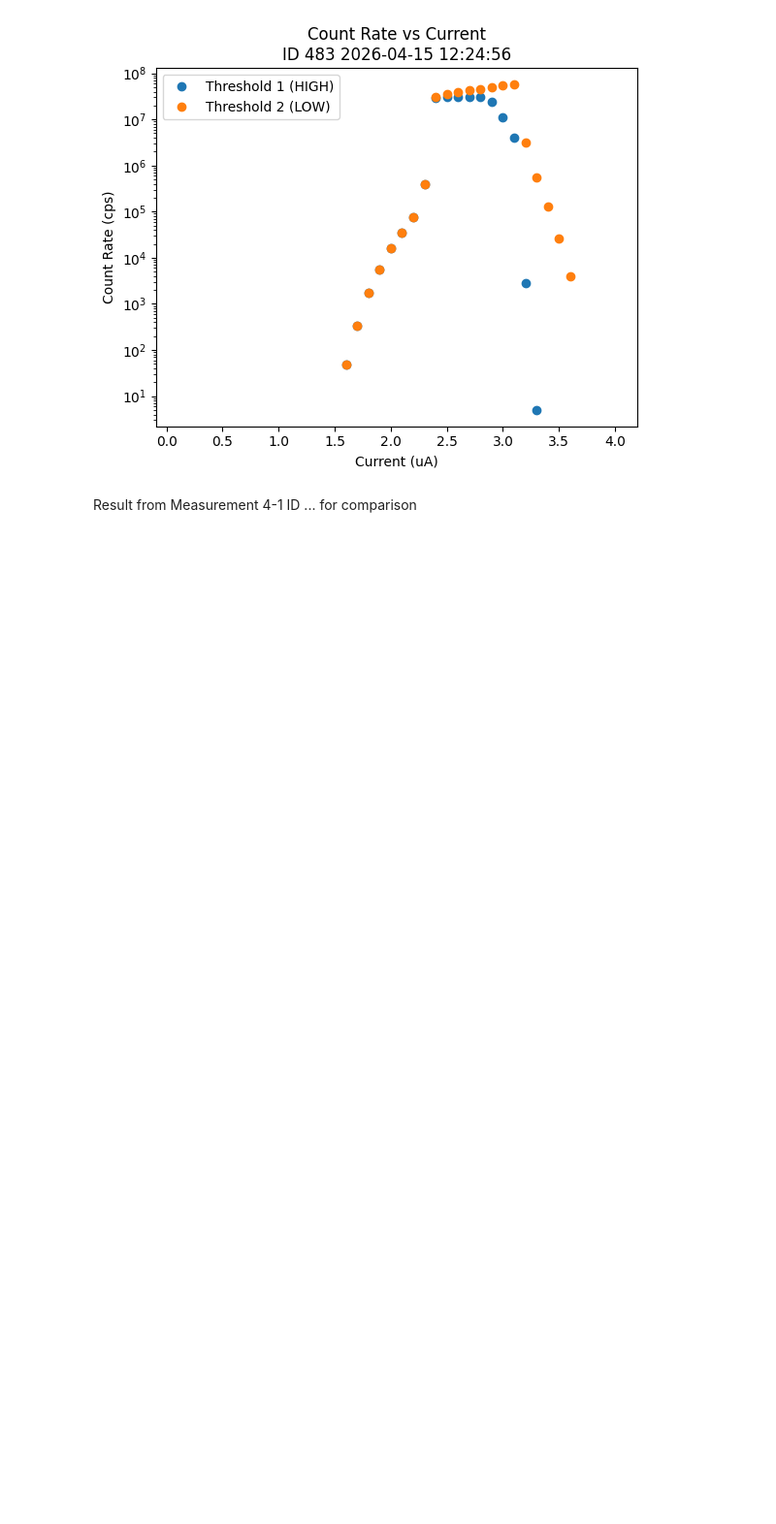
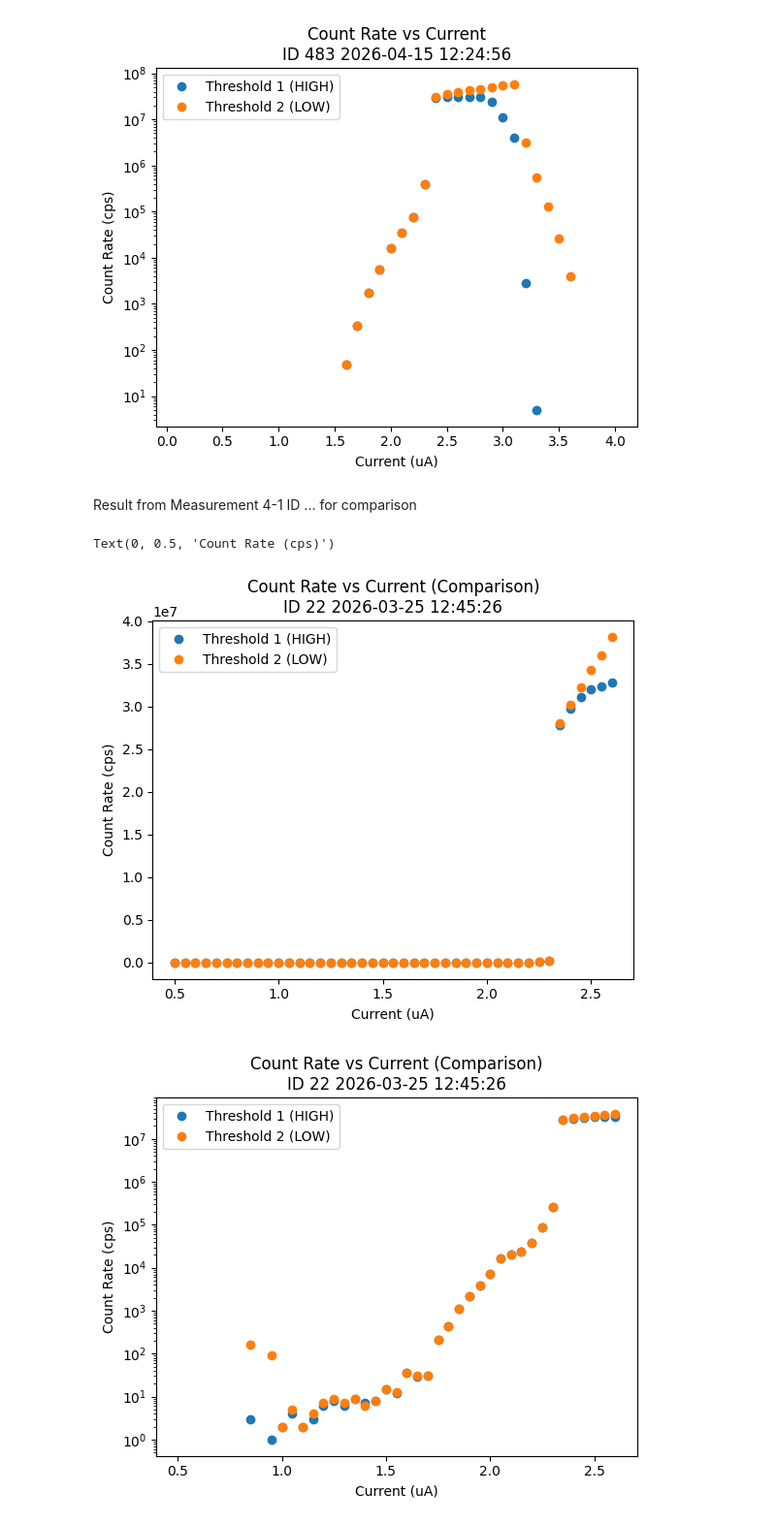
Before and after one commit to QNLSydney/snspd, a Jupyter notebook: SNSPD2/SNSPD4_5_Counts_vs_Current_Analysis.ipynb, the cells around one changed output. Shown at 97% size. Saved outputs shown, nothing was run; the diff lists cells and outputs as text; code cells hidden in the pictures; blank space fills up the shorter version.

Commit message:
Dark counts in measurement 4-5 and trace capture sweeps vs current

```diff
--- a/SNSPD2/SNSPD4_5_Counts_vs_Current_Analysis.ipynb
+++ b/SNSPD2/SNSPD4_5_Counts_vs_Current_Analysis.ipynb
@@ -99,3 +99,30 @@ Text(0, 0.5, 'Count Rate (cps)')
 [figure]
 # %% [markdown]
 Result from Measurement 4-1 ID ... for comparison
+# %%
+ID = 22
+data = load_by_id(ID).get_parameter_data()
+current = data['yoko_current']['yoko_current'][~np.isnan(data['yoko_current']['yoko_current'])]*1e6 # convert to uA
+CR1 = data['CR1']['CR1'][~np.isnan(data['CR1']['CR1'])]
+CR2 = data['CR2']['CR2'][~np.isnan(data['CR2']['CR2'])]
+title = 'Count Rate vs Current (Comparison)'
+ts = make_title(title, ID, extra=None)
+
+plt.plot(current, CR1, 'o', label='Threshold 1 (HIGH)')
+plt.plot(current, CR2, 'o', label='Threshold 2 (LOW)')
+plt.title(ts)
+plt.legend()
+plt.xlabel(f'Current (uA)')
+plt.ylabel('Count Rate (cps)')
+
+plt.figure()
+plt.semilogy(current, CR1, 'o', label='Threshold 1 (HIGH)')
+plt.semilogy(current, CR2, 'o', label='Threshold 2 (LOW)')
+plt.title(ts)
+plt.legend()
+plt.xlabel(f'Current (uA)')
+plt.ylabel('Count Rate (cps)')
+# %% [output]
+Text(0, 0.5, 'Count Rate (cps)')
+[figure, added]
+[figure, added]
```
Also changed, not shown: 5 other files.
